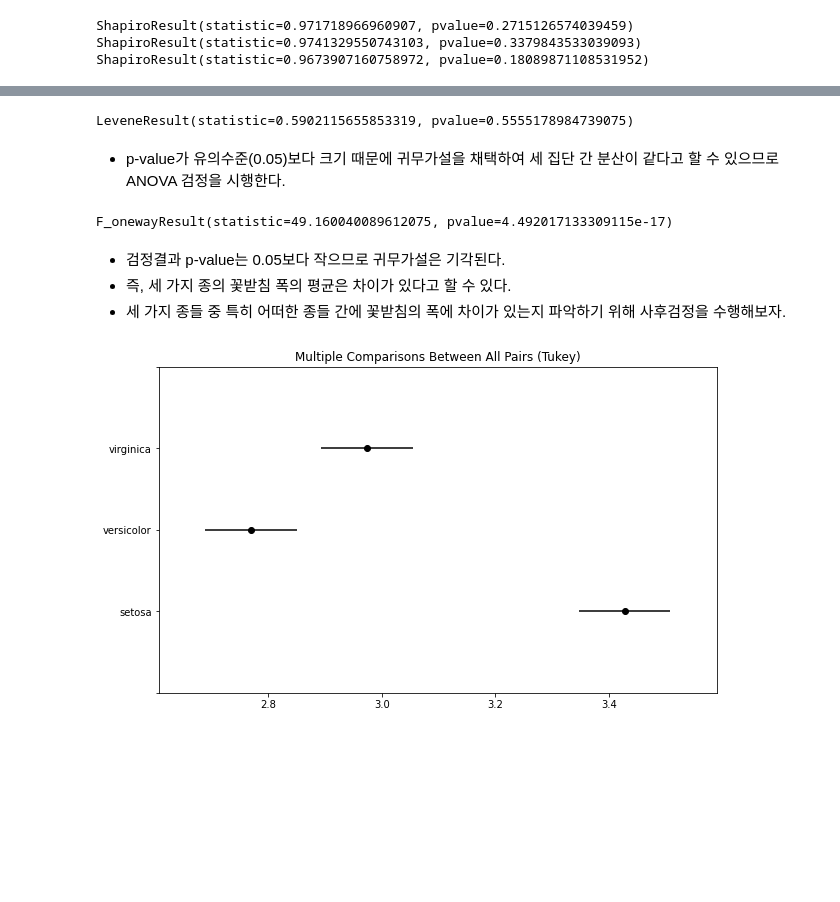
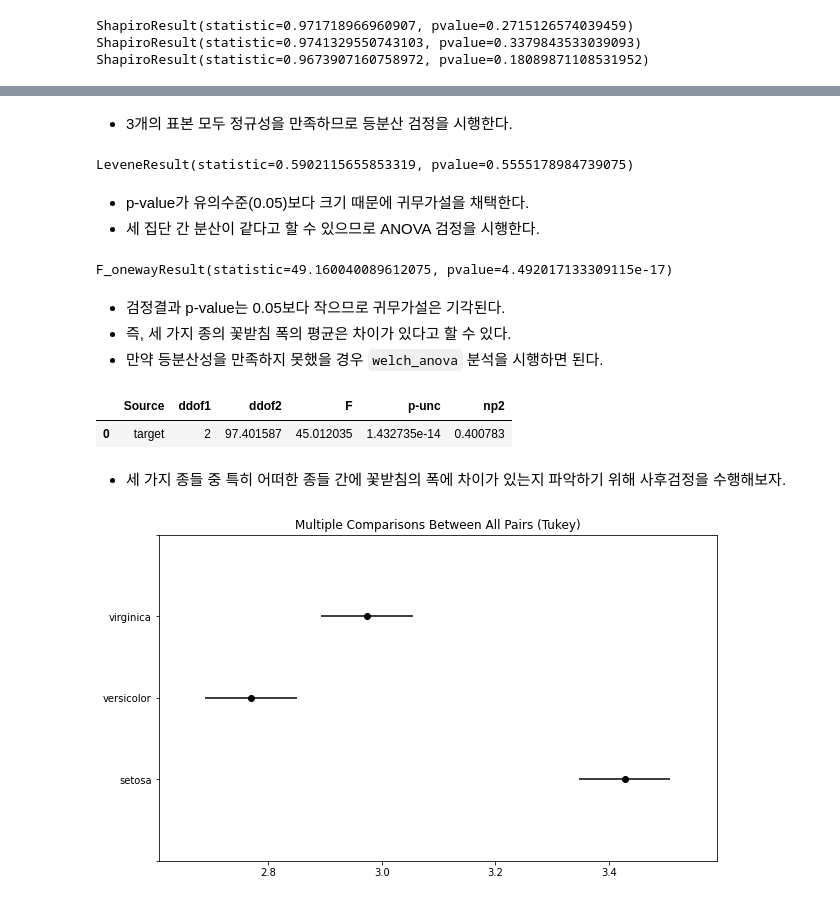
Before and after one commit to Bob-Cheol/bobtory, a Jupyter notebook: study/BigDataAnalyst/7. 통계분석.ipynb, the cells around one changed output, grey strips where cells are left out. Drawn from its saved outputs; the diff is of its cells as text; code cells hidden in the pictures; blank space fills up the shorter version.

```diff
--- a/study/BigDataAnalyst/7. 통계분석.ipynb
+++ b/study/BigDataAnalyst/7. 통계분석.ipynb
@@ -421,3 +429,5 @@ ShapiroResult(statistic=0.9673907160758972, pvalue=0.18089871108531952)
+# %% [markdown]
+- 3개의 표본 모두 정규성을 만족하므로 등분산 검정을 시행한다.
 # %%
 stats.levene(
   setosa,
@@ -427,7 +437,8 @@ stats.levene(
 # %% [output]
 LeveneResult(statistic=0.5902115655853319, pvalue=0.5555178984739075)
 # %% [markdown]
-- p-value가 유의수준(0.05)보다 크기 때문에 귀무가설을 채택하여 세 집단 간 분산이 같다고 할 수 있으므로 ANOVA 검정을 시행한다.
+- p-value가 유의수준(0.05)보다 크기 때문에 귀무가설을 채택한다.
+- 세 집단 간 분산이 같다고 할 수 있으므로 ANOVA 검정을 시행한다.
 # %%
 stats.f_oneway(
   setosa,
@@ -436,9 +447,22 @@ stats.f_oneway(
 )
 # %% [output]
 F_onewayResult(statistic=49.160040089612075, pvalue=4.492017133309115e-17)
+# %% [markdown]
+- 검정결과 p-value는 0.05보다 작으므로 귀무가설은 기각된다.
+- 즉, 세 가지 종의 꽃받침 폭의 평균은 차이가 있다고 할 수 있다.
+- 만약 등분산성을 만족하지 못했을 경우 `welch_anova` 분석을 시행하면 된다.
+# %%
+import pingouin as pg
+
+pg.welch_anova(
+  data=iris_data,
+  dv='sepal width (cm)',
+  between='target'
+)
+# %% [output]
+|  | Source | ddof1 | ddof2 | F | p-unc | np2 |
+| 0 | target | 2 | 97.401587 | 45.012035 | 1.432735e-14 | 0.400783 |
 # %% [markdown]
-- 검정결과 p-value는 0.05보다 작으므로 귀무가설은 기각된다.
-- 즉, 세 가지 종의 꽃받침 폭의 평균은 차이가 있다고 할 수 있다.
 - 세 가지 종들 중 특히 어떠한 종들 간에 꽃받침의 폭에 차이가 있는지 파악하기 위해 사후검정을 수행해보자.
 # %%
 from statsmodels.stats.multicomp import pairwise_tukeyhsd, MultiComparison
```
Also changed, not shown: parts of 4 cells of this notebook.
